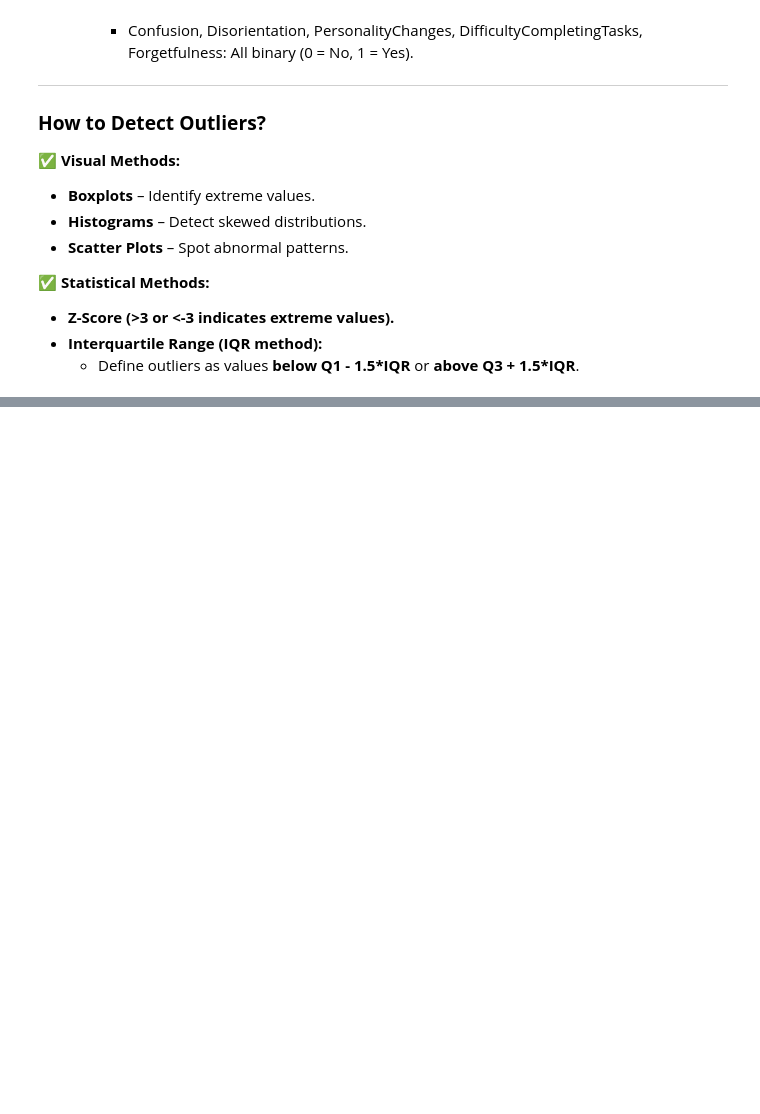
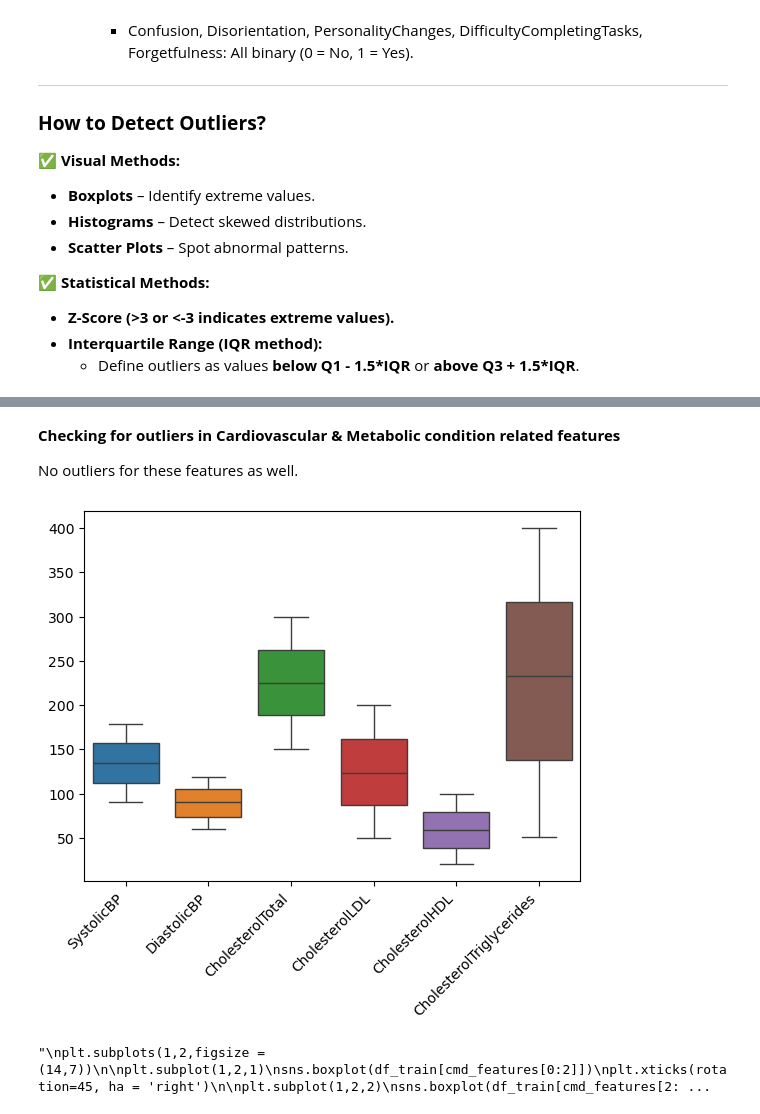
Before and after one commit to mgamankwah/alzheimers_risk_prediction, a Jupyter notebook: scripts/EDA.ipynb, the cells around one changed output, grey strips where cells are left out. Drawn from its saved outputs; the diff is of its cells as text; code cells hidden in the pictures; blank space fills up the shorter version.

```diff
--- a/scripts/EDA.ipynb
+++ b/scripts/EDA.ipynb
@@ -210,0 +230,26 @@ sns.boxplot(df_train[check_for_outliers])
+# %% [markdown]
+**Checking for outliers in Cardiovascular & Metabolic condition related features**
+
+No outliers for these features as well.
+# %%
+cmd_features = ['SystolicBP', 'DiastolicBP', 'CholesterolTotal', 'CholesterolLDL', 'CholesterolHDL', 'CholesterolTriglycerides']
+sns.boxplot(df_train[cmd_features])
+plt.xticks(rotation = 45, ha = 'right')
+
+plt.show()
+'''
+plt.subplots(1,2,figsize = (14,7))
+
+plt.subplot(1,2,1)
+sns.boxplot(df_train[cmd_features[0:2]])
+plt.xticks(rotation=45, ha = 'right')
+
+plt.subplot(1,2,2)
+sns.boxplot(df_train[cmd_features[2:]])
+plt.xticks(rotation = 45, ha = 'right')
+
+plt.show()'
+'''
+# %% [output]
+[figure, added]
+"\nplt.subplots(1,2,figsize = (14,7))\n\nplt.subplot(1,2,1)\nsns.boxplot(df_train[cmd_features[0:2]])\nplt.xticks(rotation=45, ha = 'right')\n\nplt.subplot(1,2,2)\nsns.boxplot(df_train[cmd_features[2: ...
```
Also changed, not shown: parts of 11 cells of this notebook.
